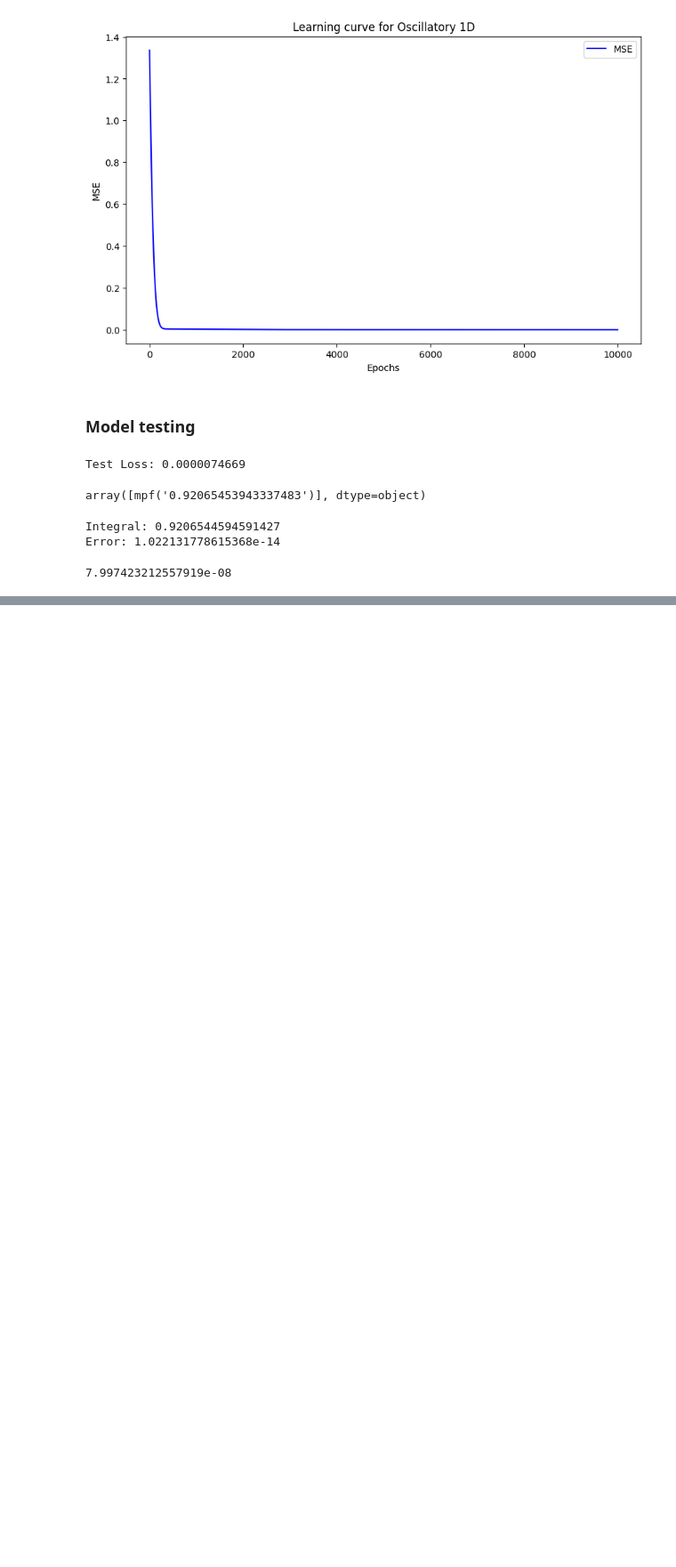
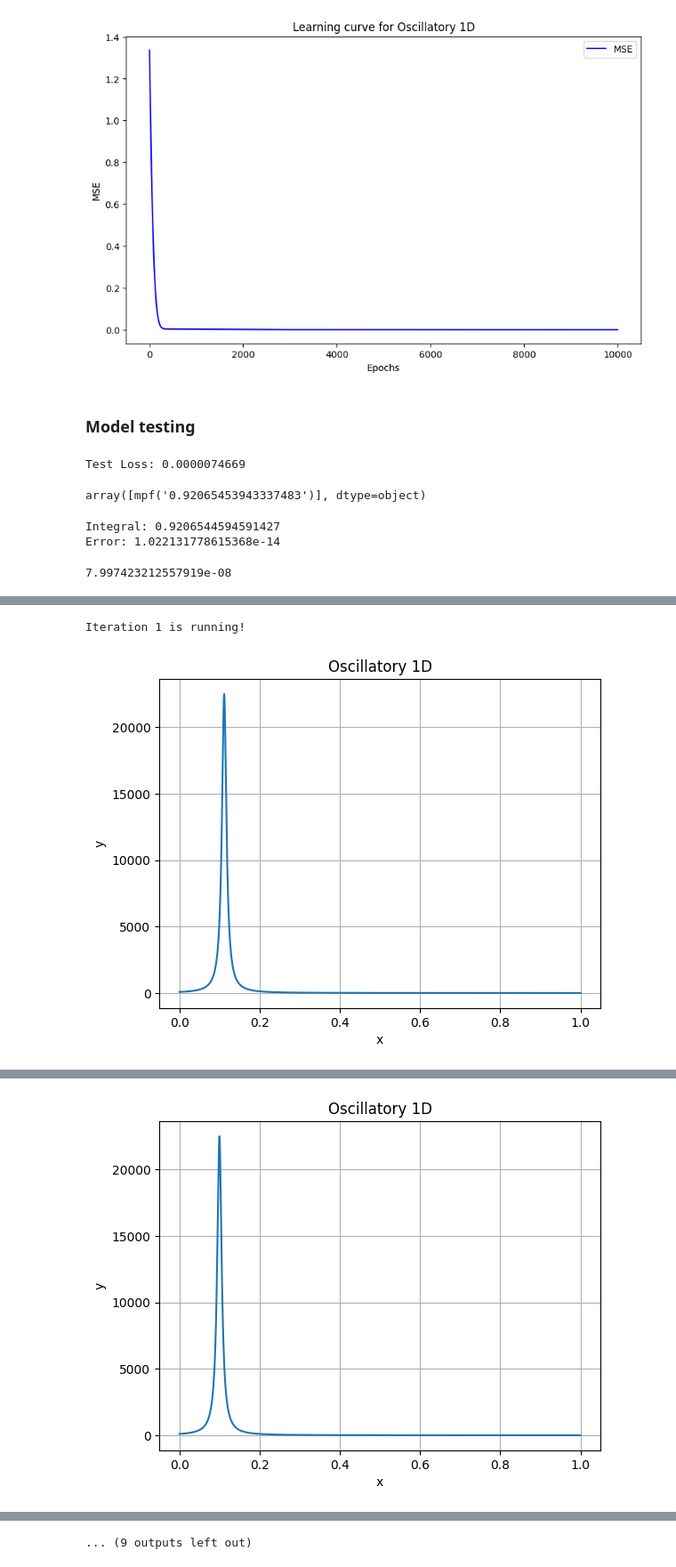
Before and after one commit to GrindelfP/project-skuld, a Jupyter notebook: cat/nn-python/main-notebooks/test-functions-nni1.ipynb, the cells around one changed output, grey strips where cells are left out. Shown at 89% size. Drawn from its saved outputs; the diff is of its cells as text; code cells hidden in the pictures; blank space fills up the shorter version.

```diff
--- a/cat/nn-python/main-notebooks/test-functions-nni1.ipynb
+++ b/cat/nn-python/main-notebooks/test-functions-nni1.ipynb
@@ -452,0 +526,8 @@ plt.show()
+# %%
+results2 = []
+for i in range(10):
+    print(f"Iteration {i+1} is running!")
+    results2.append(test_prod_peek_1d(i))
+# %% [output]
+Iteration 1 is running!
+[figure, added]
@@ -452,0 +538 @@ plt.show()
+[figure, added]
@@ -452,0 +559 @@ plt.show()
+... (9 outputs left out)
```
Also changed, not shown: parts of 10 cells of this notebook.
